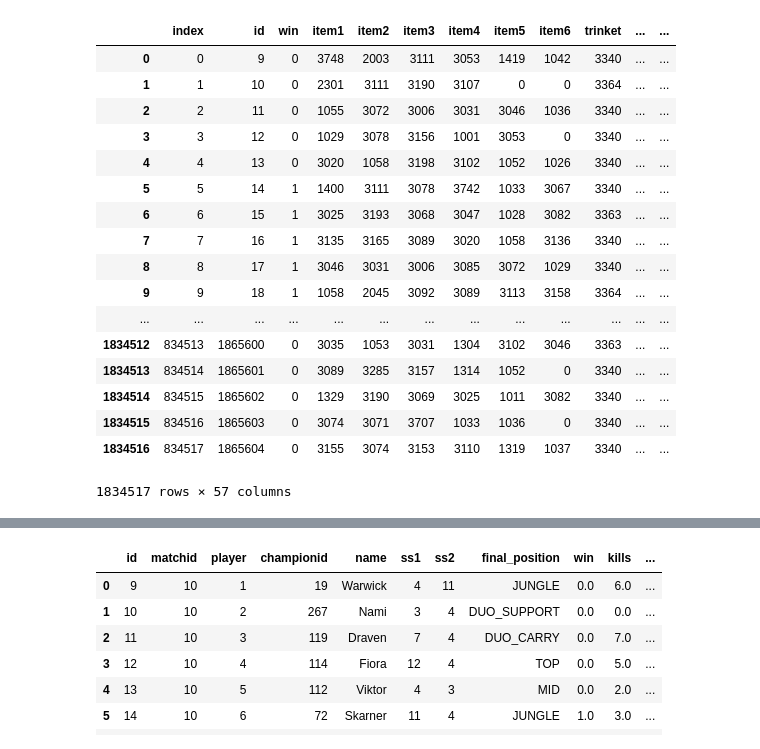
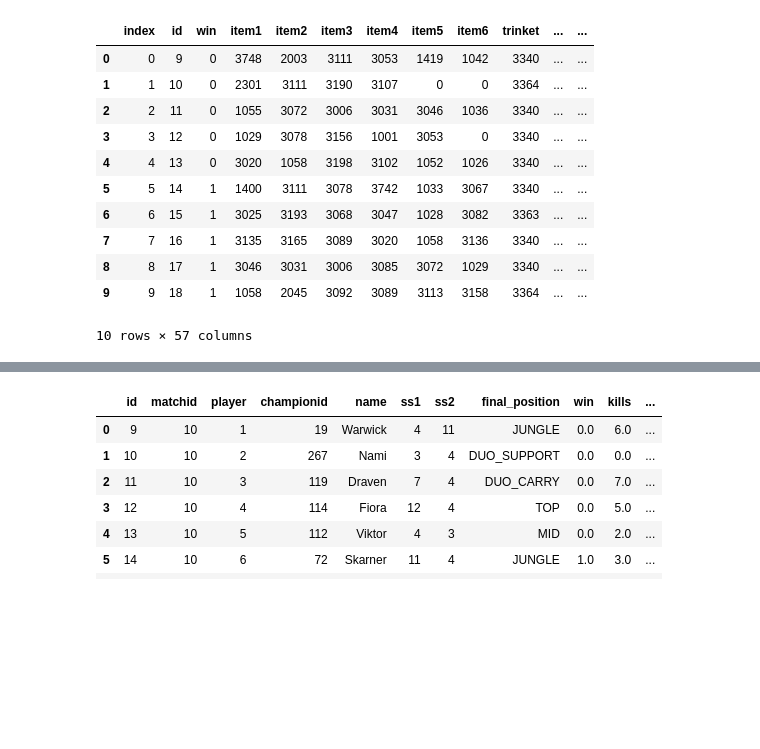
Before and after one commit to bananannn/League-of-Legends-Winner-prediction, a Jupyter notebook: Project.ipynb, the cells around one changed output, grey strips where cells are left out. Saved outputs shown, nothing was run; the diff lists cells and outputs as text; code cells hidden in the pictures; blank space fills up the shorter version.

```diff
--- a/Project.ipynb
+++ b/Project.ipynb
@@ -72,28 +9,26 @@ parti
 # %%
 stats1 = pd.read_csv('data/stats1.csv')
 
 stats2 = pd.read_csv('data/stats2.csv')
 
 stats = stats1.append(stats2)
 
 stats.reset_index(inplace=True)
-stats
+
+bans = pd.read_csv('data/teambans.csv')
+teamstats = pd.read_csv('data/teamstats.csv')
+
+stats.head(10)
 # %% [output]
 |  | index | id | win | item1 | item2 | item3 | item4 | item5 | item6 | trinket | ... | ... |
 | 0 | 0 | 9 | 0 | 3748 | 2003 | 3111 | 3053 | 1419 | 1042 | 3340 | ... | ... |
 | 1 | 1 | 10 | 0 | 2301 | 3111 | 3190 | 3107 | 0 | 0 | 3364 | ... | ... |
 | 2 | 2 | 11 | 0 | 1055 | 3072 | 3006 | 3031 | 3046 | 1036 | 3340 | ... | ... |
 | 3 | 3 | 12 | 0 | 1029 | 3078 | 3156 | 1001 | 3053 | 0 | 3340 | ... | ... |
 | 4 | 4 | 13 | 0 | 3020 | 1058 | 3198 | 3102 | 1052 | 1026 | 3340 | ... | ... |
 | 5 | 5 | 14 | 1 | 1400 | 3111 | 3078 | 3742 | 1033 | 3067 | 3340 | ... | ... |
 | 6 | 6 | 15 | 1 | 3025 | 3193 | 3068 | 3047 | 1028 | 3082 | 3363 | ... | ... |
 | 7 | 7 | 16 | 1 | 3135 | 3165 | 3089 | 3020 | 1058 | 3136 | 3340 | ... | ... |
 | 8 | 8 | 17 | 1 | 3046 | 3031 | 3006 | 3085 | 3072 | 1029 | 3340 | ... | ... |
 | 9 | 9 | 18 | 1 | 1058 | 2045 | 3092 | 3089 | 3113 | 3158 | 3364 | ... | ... |
-| ... | ... | ... | ... | ... | ... | ... | ... | ... | ... | ... | ... | ... |
-| 1834512 | 834513 | 1865600 | 0 | 3035 | 1053 | 3031 | 1304 | 3102 | 3046 | 3363 | ... | ... |
-| 1834513 | 834514 | 1865601 | 0 | 3089 | 3285 | 3157 | 1314 | 1052 | 0 | 3340 | ... | ... |
-| 1834514 | 834515 | 1865602 | 0 | 1329 | 3190 | 3069 | 3025 | 1011 | 3082 | 3340 | ... | ... |
-| 1834515 | 834516 | 1865603 | 0 | 3074 | 3071 | 3707 | 1033 | 1036 | 0 | 3340 | ... | ... |
-| 1834516 | 834517 | 1865604 | 0 | 3155 | 3074 | 3153 | 3110 | 1319 | 1037 | 3340 | ... | ... |
-1834517 rows × 57 columns
+10 rows × 57 columns
```
Also changed, not shown: parts of 59 cells of this notebook.
